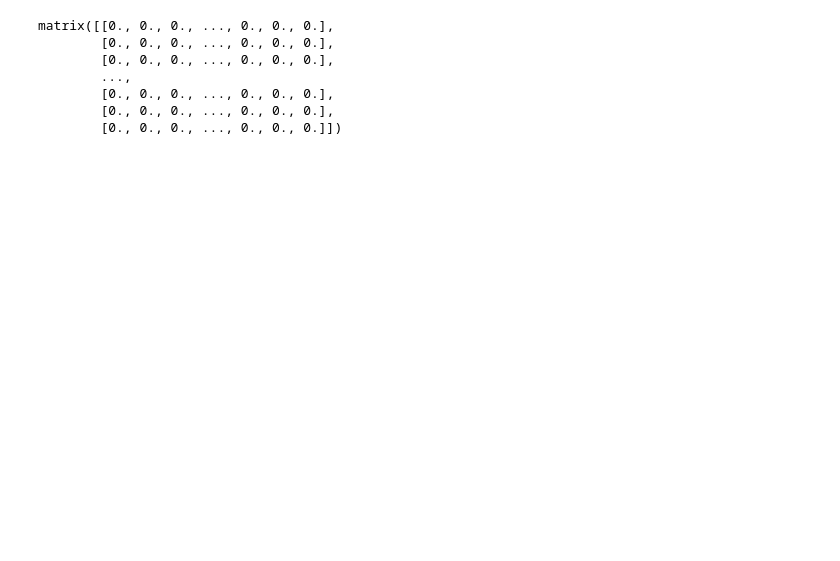
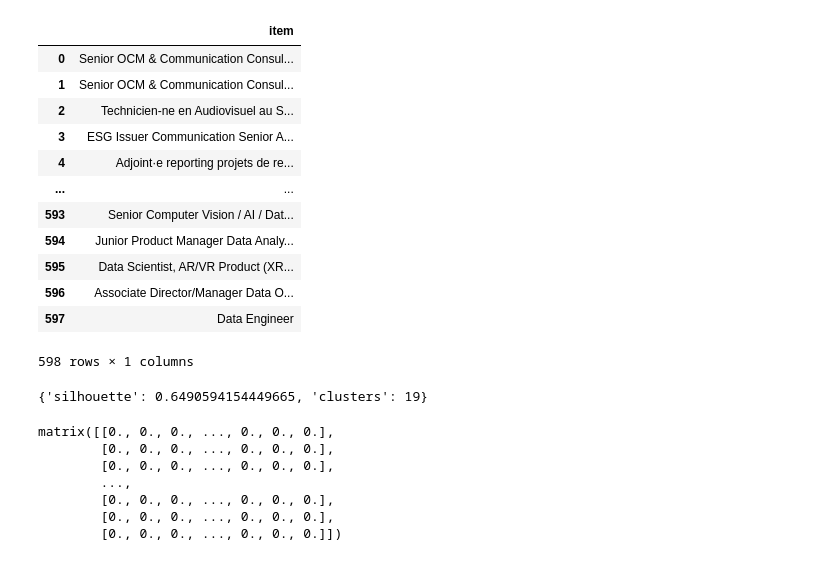
Before and after one commit to andrea-dagostino/simple_keyword_clusterer, a Jupyter notebook: prototyping/test.ipynb, the cells around one changed output. Drawn from its saved outputs; the diff is of its cells as text; code cells hidden in the pictures; blank space fills up the shorter version.

```diff
--- a/prototyping/test.ipynb
+++ b/prototyping/test.ipynb
@@ -203,0 +153,16 @@ parameters = {
+# %%
+main
+# %% [output]
+|  | item |
+| 0 | Senior OCM & Communication Consul... |
+| 1 | Senior OCM & Communication Consul... |
+| 2 | Technicien-ne en Audiovisuel au S... |
+| 3 | ESG Issuer Communication Senior A... |
+| 4 | Adjoint·e reporting projets de re... |
+| ... | ... |
+| 593 | Senior Computer Vision / AI / Dat... |
+| 594 | Junior Product Manager Data Analy... |
+| 595 | Data Scientist, AR/VR Product (XR... |
+| 596 | Associate Director/Manager Data O... |
+| 597 | Data Engineer |
+598 rows × 1 columns
@@ -204,3 +171,7 @@ parameters = {
+# %%
+df
+# %% [output]
+{'silhouette': 0.6490594154449665, 'clusters': 19}
 # %%
 # todo: remove "full time" and other temporal indicators
 # find ideal number of clusters automatically
```
Also changed, not shown: parts of 11 cells of this notebook, 11 other files.
